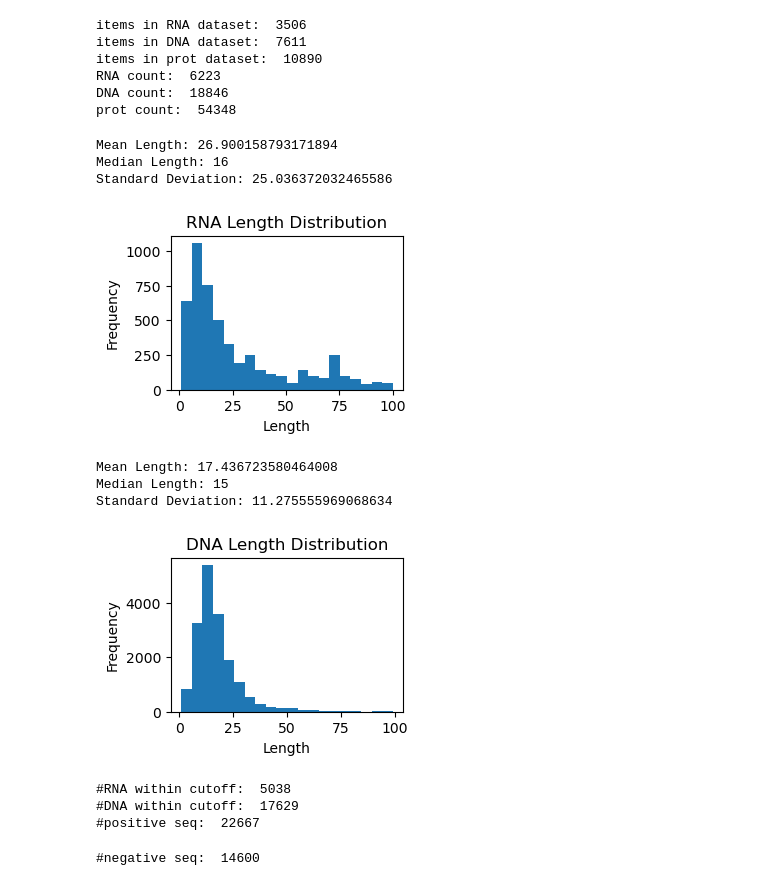
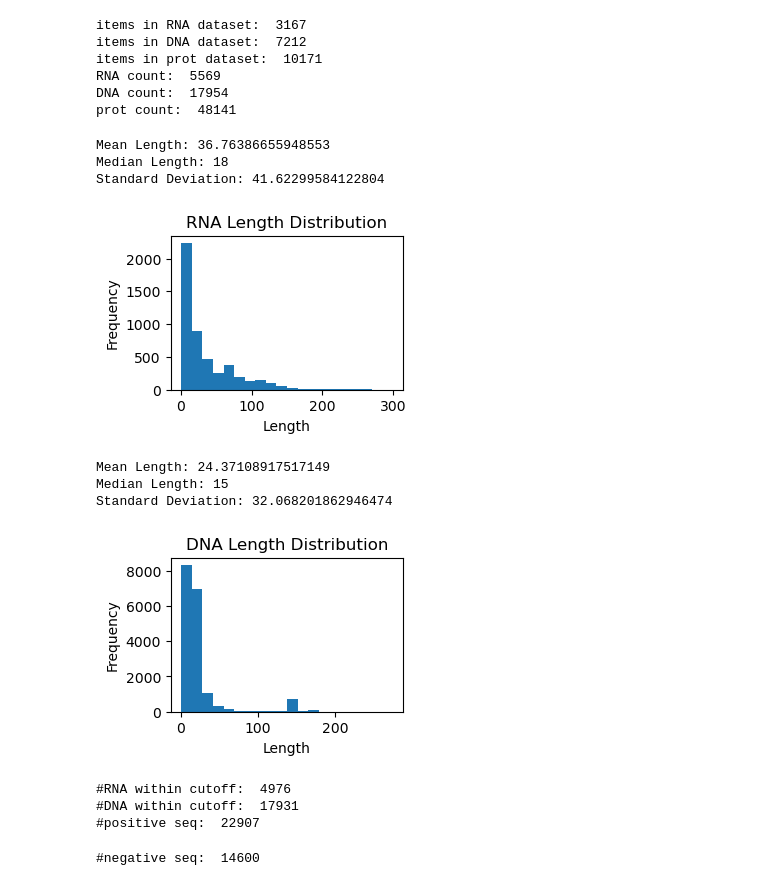
Before and after one commit to FoxTrafficker/Prediction-of-Non-coding-RNA-Cleavage-Sites-, a Jupyter notebook: script/dataset_generate/PDB_preprocess.ipynb, the cells around one changed output. Saved outputs shown, nothing was run; the diff lists cells and outputs as text; code cells hidden in the pictures.

```diff
--- a/script/dataset_generate/PDB_preprocess.ipynb
+++ b/script/dataset_generate/PDB_preprocess.ipynb
@@ -31,6 +31,17 @@ def extract_seq(pdb_file_path):
 
     with open(pdb_file_path, 'r') as file:
         for line in file:
+            #if line.startswith('EXPDTA'):
+            #    if 'X-RAY' not in line:
+            #        return None, None
+            if line.startswith('REMARK   2 RESOLUTION.'):
+                parts = line.split()
+                if 'NOT' in line or 'NULL' in line:
+                    return None, None
+                resolution = float(parts[3])
+                if resolution > 4.5:
+                    return None, None
+
             if line[:4]==("ATOM"):
                 residue_name = line[17:20].strip()
                 atom_name = line[12:16].strip()
@@ -134,7 +140,9 @@ def random_substring(s, L, sample_size=1):
 # %%
 ## extract DNA/RNA/protein sequence from PDB file ##
 
-PDB_dir = root_dir + '/PDB'
+#PDB_dir = root_dir + '/PDB'
+PDB_dir = '/Users/liyao/Desktop/Tsuda_Lab/Source_code/Aptamer-binding-prediction/PDB'
+os.chdir(PDB_dir)
 
 RNA_dataset = {}
 DNA_dataset = {}
@@ -146,6 +154,8 @@ for file in os.listdir(PDB_dir):
         try:
             pdb_file_path = os.path.join(PDB_dir, file)
             nucleic_dict, prot_dict = extract_seq(pdb_file_path)
+            if nucleic_dict == None: ## resolution filter
+                continue
         except Exception as e:
             print(e, file)
             continue
@@ -182,32 +192,32 @@ for key, value in prot_dataset.items():
 print('prot count: ', prot_count)
 
 ## save to json file ##
-with open(root_dir + '../Data/RNA_dataset.json', 'w') as file:
+with open('../RNA_dataset.json', 'w') as file:
     json.dump(RNA_dataset, file)
-with open(root_dir + '../Data/DNA_dataset.json', 'w') as file:
+with open('../DNA_dataset.json', 'w') as file:
     json.dump(DNA_dataset, file)
-with open(root_dir + '../Data/prot_dataset.json', 'w') as file:
+with open('../prot_dataset.json', 'w') as file:
     json.dump(prot_dataset, file)
 # %% [output]
-items in RNA dataset:  3506
-items in DNA dataset:  7611
-items in prot dataset:  10890
-RNA count:  6223
-DNA count:  18846
-prot count:  54348
+items in RNA dataset:  3167
+items in DNA dataset:  7212
+items in prot dataset:  10171
+RNA count:  5569
+DNA count:  17954
+prot count:  48141
 # %%
-
+'''
 with open('../Data/RNA_dataset.json', 'r') as file:
     RNA_dataset = json.load(file)
 with open('../Data/DNA_dataset.json', 'r') as file:
     DNA_dataset = json.load(file)
-
+'''
 ## check the length distribution of RNA and DNA ##
 import matplotlib.pyplot as plt
 
 RNA_lengths = []
 DNA_lengths = []
-len_cutoff = 100
+len_cutoff = 300
 positive_seq = []
 
 for key, value in RNA_dataset.items():
@@ -221,40 +231,40 @@ for key, value in DNA_dataset.items():
     for chain_id, seq in value.items():
         length = len(seq)
         if length > len_cutoff:
             continue
         DNA_lengths.append(length)
         positive_seq.append(seq)
 
 def plot_distribution(lengths, title):
     mean_length = sum(lengths) / len(lengths)
     median_length = sorted(lengths)[len(lengths) // 2]
     std_dev_length = (sum([(x - mean_length) ** 2 for x in lengths]) / len(lengths)) ** 0.5
 
     print(f"Mean Length: {mean_length}")
     print(f"Median Length: {median_length}")
     print(f"Standard Deviation: {std_dev_length}")
 
     plt.figure(figsize=(3, 2))
     plt.hist(lengths, bins=20)
     plt.title(title)
     plt.xlabel('Length')
     plt.ylabel('Frequency')
     plt.show()
 
 plot_distribution(RNA_lengths, 'RNA Length Distribution')
 plot_distribution(DNA_lengths, 'DNA Length Distribution')
 print('#RNA within cutoff: ', len(RNA_lengths))
 print('#DNA within cutoff: ', len(DNA_lengths))
 print('#positive seq: ', len(positive_seq))
 # %% [output]
-Mean Length: 26.900158793171894
-Median Length: 16
-Standard Deviation: 25.036372032465586
+Mean Length: 36.76386655948553
+Median Length: 18
+Standard Deviation: 41.62299584122804
-[figure, old version]
+[figure, new version]
-Mean Length: 17.436723580464008
+Mean Length: 24.37108917517149
 Median Length: 15
-Standard Deviation: 11.275555969068634
+Standard Deviation: 32.068201862946474
-[figure, old version]
+[figure, new version]
-#RNA within cutoff:  5038
-#DNA within cutoff:  17629
-#positive seq:  22667
+#RNA within cutoff:  4976
+#DNA within cutoff:  17931
+#positive seq:  22907
```
Also changed, not shown: parts of 4 cells of this notebook, 9 other files.
